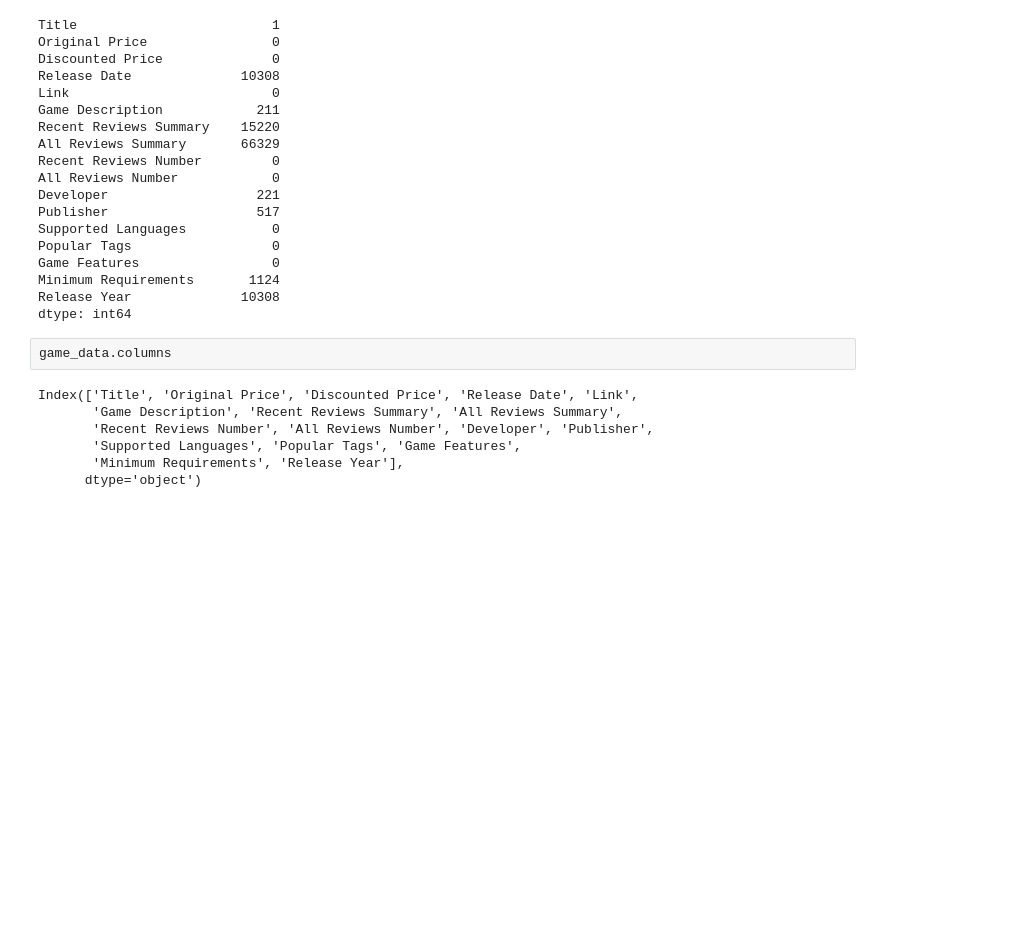
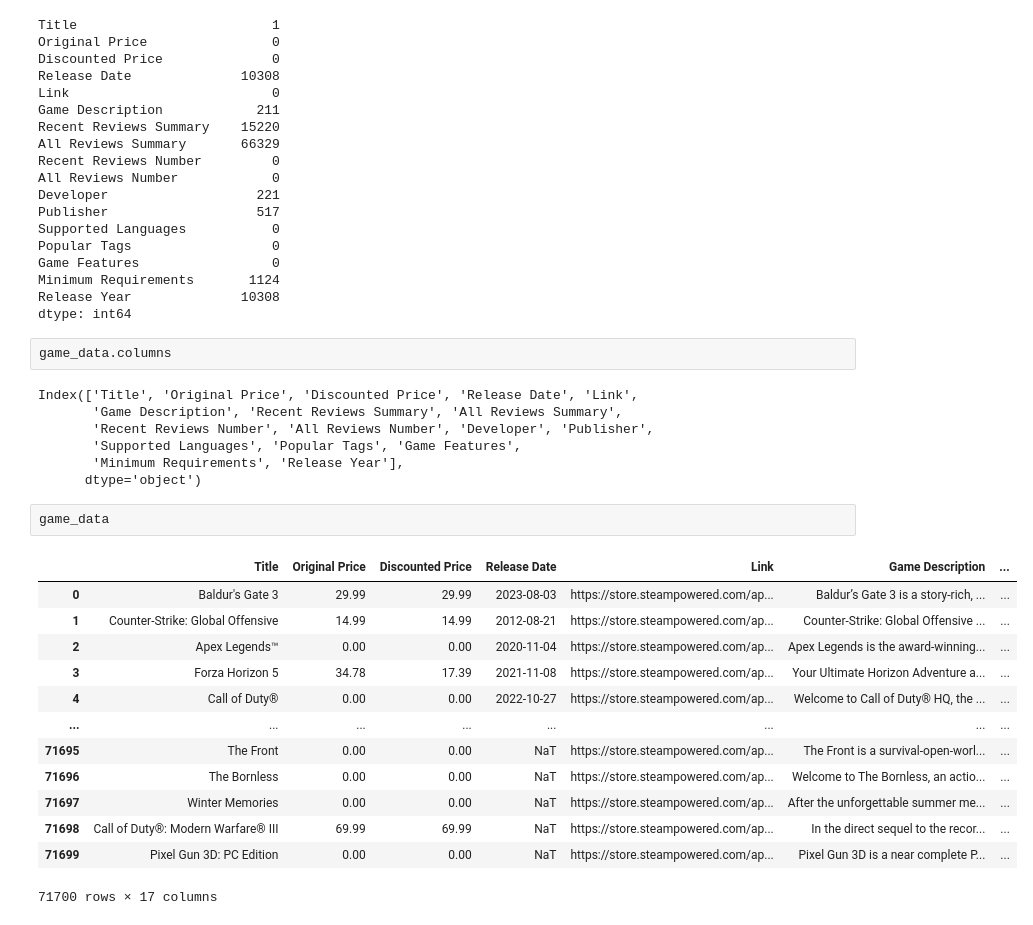
Before and after one commit to Psudhanshu/codespaces-jupyter, a Jupyter notebook: notebooks/population.ipynb, the cells around one changed output. Drawn from its saved outputs; the diff is of its cells as text; blank space fills up the shorter version.

```diff
--- a/notebooks/population.ipynb
+++ b/notebooks/population.ipynb
@@ -215,3 +215,19 @@ Index(['Title', 'Original Price', 'Discounted Price', 'Release Date', 'Link',
        'Supported Languages', 'Popular Tags', 'Game Features',
        'Minimum Requirements', 'Release Year'],
       dtype='object')
+# %%
+game_data
+# %% [output]
+|  | Title | Original Price | Discounted Price | Release Date | Link | Game Description | ... |
+| 0 | Baldur's Gate 3 | 29.99 | 29.99 | 2023-08-03 | https://store.steampowered.com/ap... | Baldur’s Gate 3 is a story-rich, ... | ... |
+| 1 | Counter-Strike: Global Offensive | 14.99 | 14.99 | 2012-08-21 | https://store.steampowered.com/ap... | Counter-Strike: Global Offensive ... | ... |
+| 2 | Apex Legends™ | 0.00 | 0.00 | 2020-11-04 | https://store.steampowered.com/ap... | Apex Legends is the award-winning... | ... |
+| 3 | Forza Horizon 5 | 34.78 | 17.39 | 2021-11-08 | https://store.steampowered.com/ap... | Your Ultimate Horizon Adventure a... | ... |
+| 4 | Call of Duty® | 0.00 | 0.00 | 2022-10-27 | https://store.steampowered.com/ap... | Welcome to Call of Duty® HQ, the ... | ... |
+| ... | ... | ... | ... | ... | ... | ... | ... |
+| 71695 | The Front | 0.00 | 0.00 | NaT | https://store.steampowered.com/ap... | The Front is a survival-open-worl... | ... |
+| 71696 | The Bornless | 0.00 | 0.00 | NaT | https://store.steampowered.com/ap... | Welcome to The Bornless, an actio... | ... |
+| 71697 | Winter Memories | 0.00 | 0.00 | NaT | https://store.steampowered.com/ap... | After the unforgettable summer me... | ... |
+| 71698 | Call of Duty®: Modern Warfare® III | 69.99 | 69.99 | NaT | https://store.steampowered.com/ap... | In the direct sequel to the recor... | ... |
+| 71699 | Pixel Gun 3D: PC Edition | 0.00 | 0.00 | NaT | https://store.steampowered.com/ap... | Pixel Gun 3D is a near complete P... | ... |
+71700 rows × 17 columns
```
